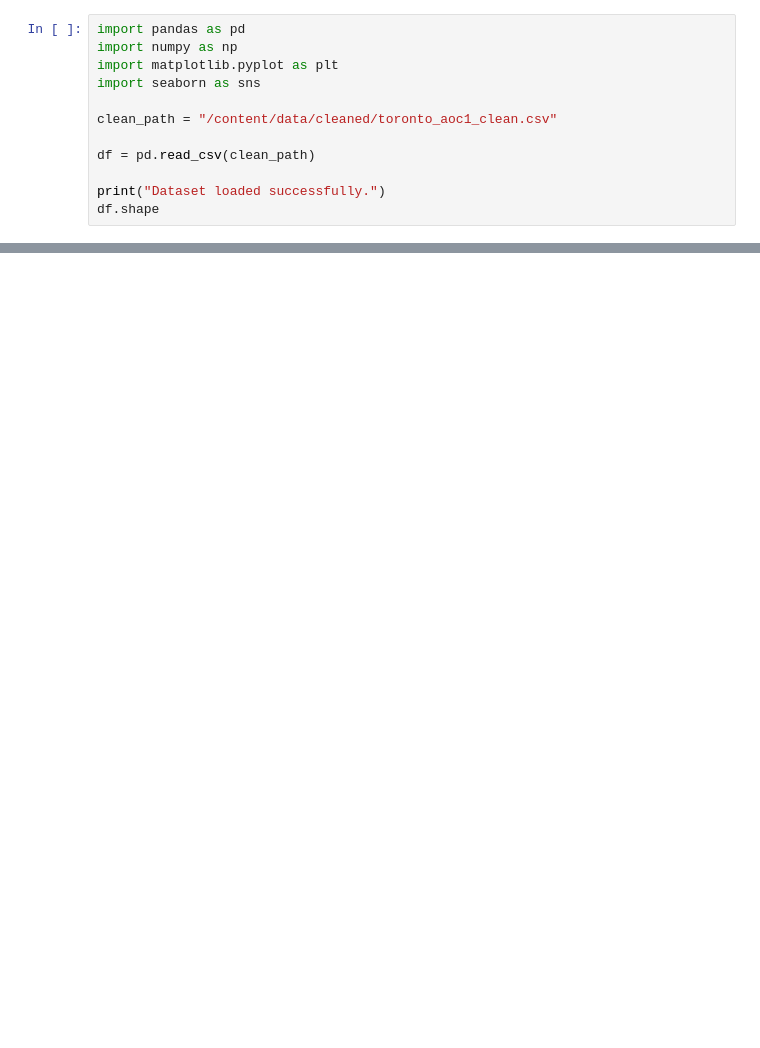
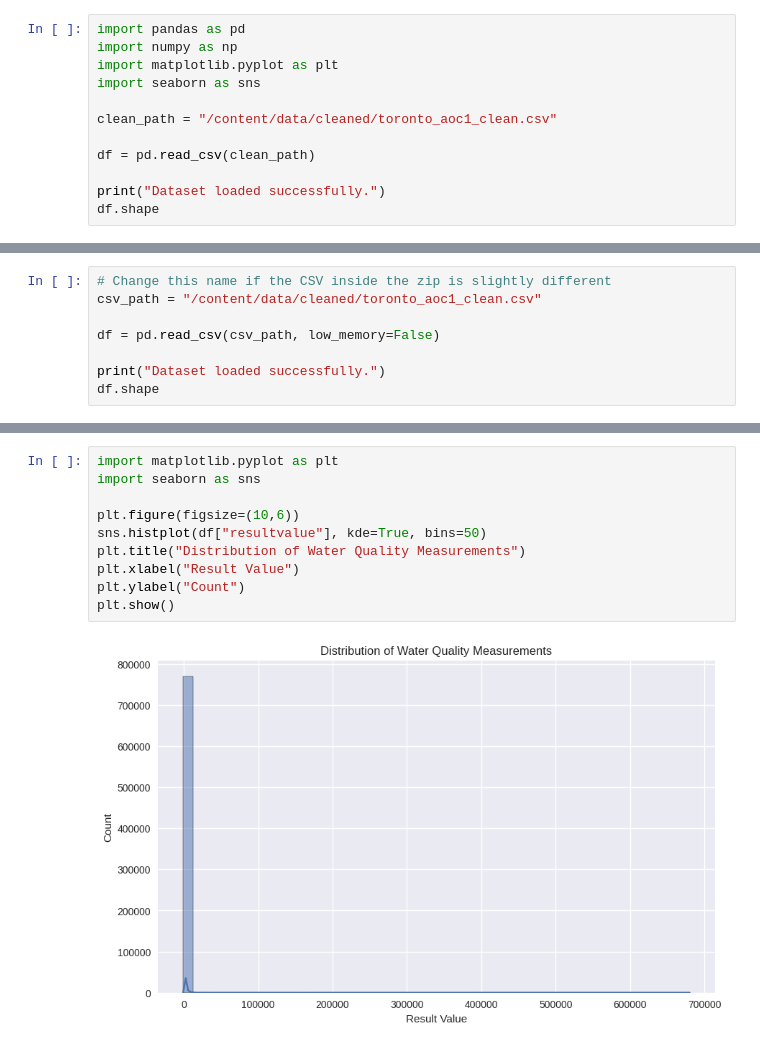
Before and after one commit to simasaadi/toronto-water-analytics, a Jupyter notebook: 02_exploration.ipynb, the cells around one changed output, grey strips where cells are left out. Drawn from its saved outputs; the diff is of its cells as text; blank space fills up the shorter version.

```diff
--- a/02_exploration.ipynb
+++ b/02_exploration.ipynb
@@ -31,0 +107,8 @@ df.shape
+# %%
+# Change this name if the CSV inside the zip is slightly different
+csv_path = "/content/data/cleaned/toronto_aoc1_clean.csv"
+
+df = pd.read_csv(csv_path, low_memory=False)
+
+print("Dataset loaded successfully.")
+df.shape
@@ -31,0 +226,12 @@ df.shape
+# %%
+import matplotlib.pyplot as plt
+import seaborn as sns
+
+plt.figure(figsize=(10,6))
+sns.histplot(df["resultvalue"], kde=True, bins=50)
+plt.title("Distribution of Water Quality Measurements")
+plt.xlabel("Result Value")
+plt.ylabel("Count")
+plt.show()
+# %% [output]
+[figure, added]
```
Also changed, not shown: parts of 26 cells of this notebook.
